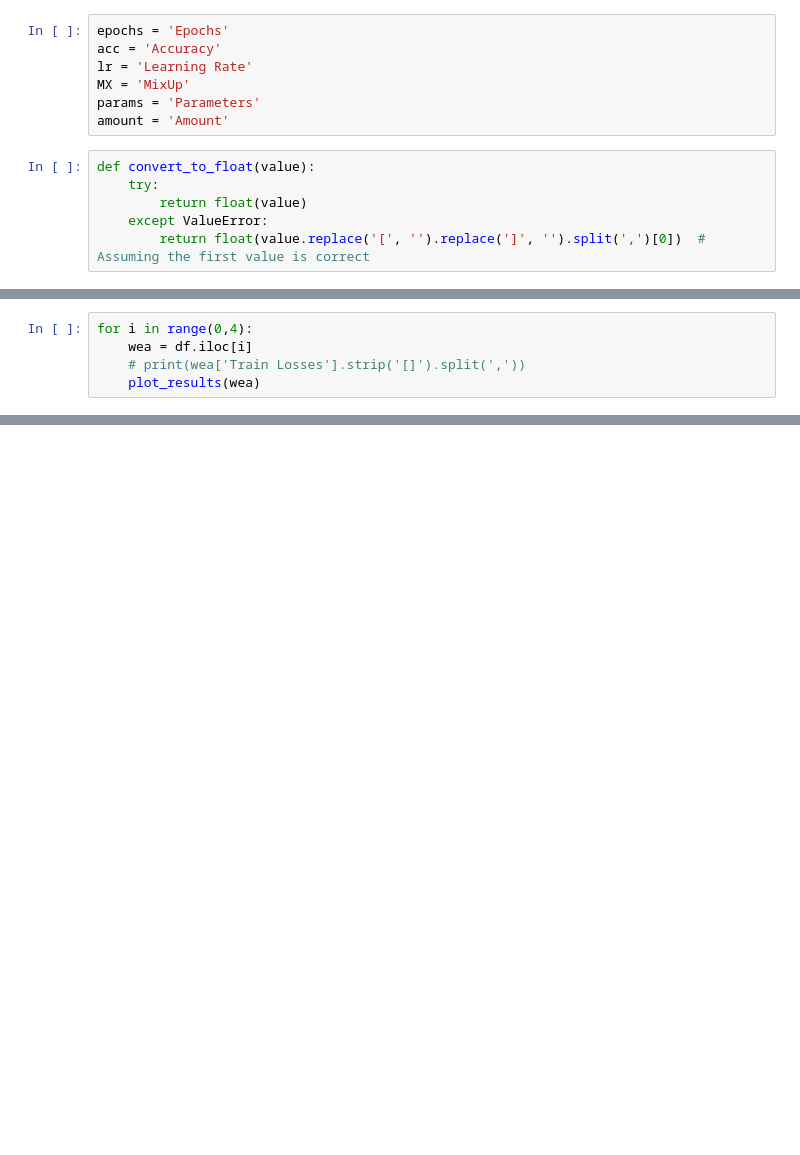
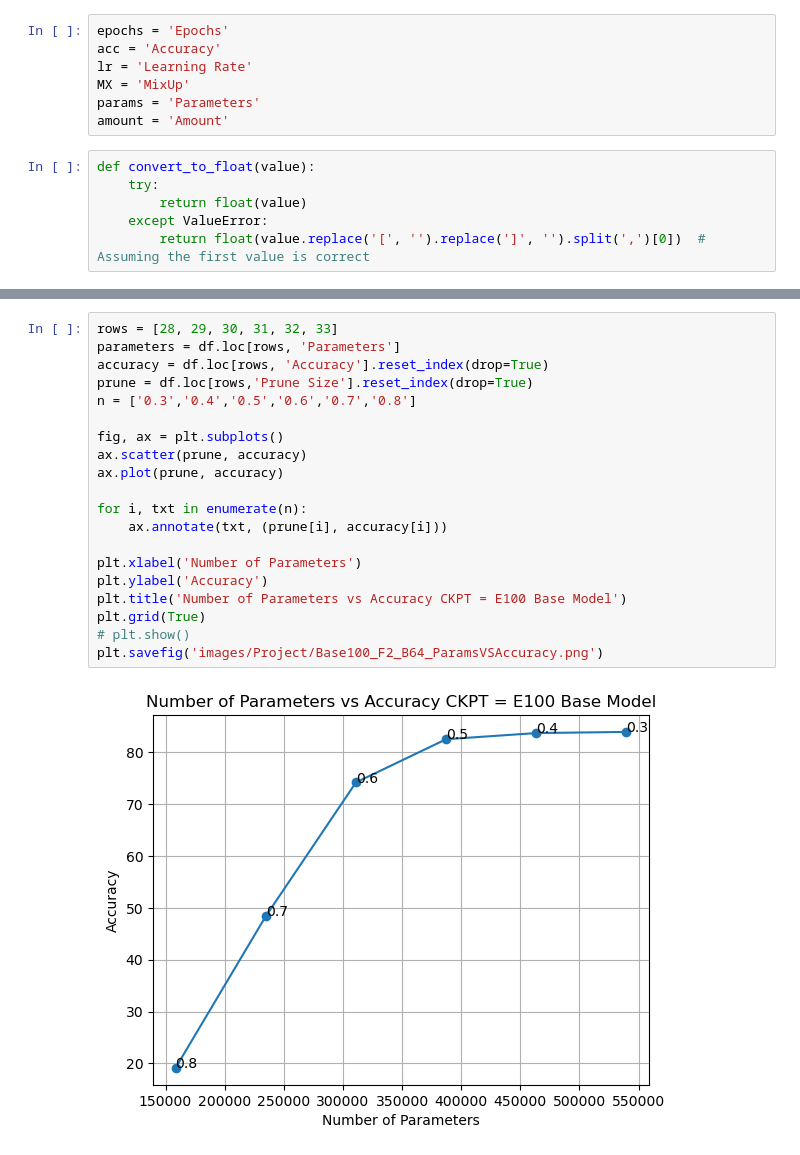
Before and after one commit to Opeiz/EFFDL_10, a Jupyter notebook: pandas.ipynb, the cells around one changed output, grey strips where cells are left out. Saved outputs shown, nothing was run; the diff lists cells and outputs as text; blank space fills up the shorter version.

```diff
--- a/pandas.ipynb
+++ b/pandas.ipynb
@@ -86,5 +81,0 @@ print(ls)
-# %%
-for i in range(0,4):
-    wea = df.iloc[i]
-    # print(wea['Train Losses'].strip('[]').split(','))
-    plot_results(wea)
@@ -95,0 +82,22 @@ for i in range(0,4):
+# %%
+rows = [28, 29, 30, 31, 32, 33]
+parameters = df.loc[rows, 'Parameters']
+accuracy = df.loc[rows, 'Accuracy'].reset_index(drop=True)
+prune = df.loc[rows,'Prune Size'].reset_index(drop=True)
+n = ['0.3','0.4','0.5','0.6','0.7','0.8']
+
+fig, ax = plt.subplots()
+ax.scatter(prune, accuracy)
+ax.plot(prune, accuracy)
+
+for i, txt in enumerate(n):
+    ax.annotate(txt, (prune[i], accuracy[i]))
+
+plt.xlabel('Number of Parameters')
+plt.ylabel('Accuracy')
+plt.title('Number of Parameters vs Accuracy CKPT = E100 Base Model')
+plt.grid(True)
+# plt.show()
+plt.savefig('images/Project/Base100_F2_B64_ParamsVSAccuracy.png')
+# %% [output]
+[figure, added]
```
Also changed, not shown: parts of 4 cells of this notebook, 15 other files.
